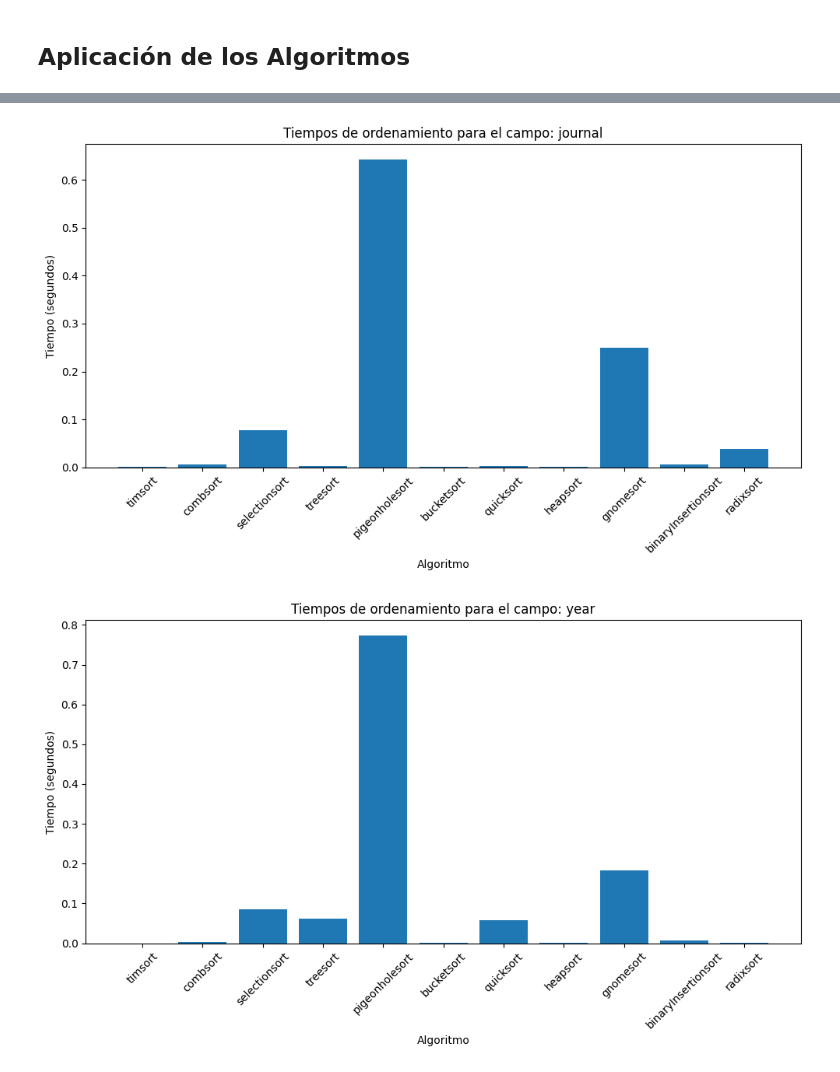
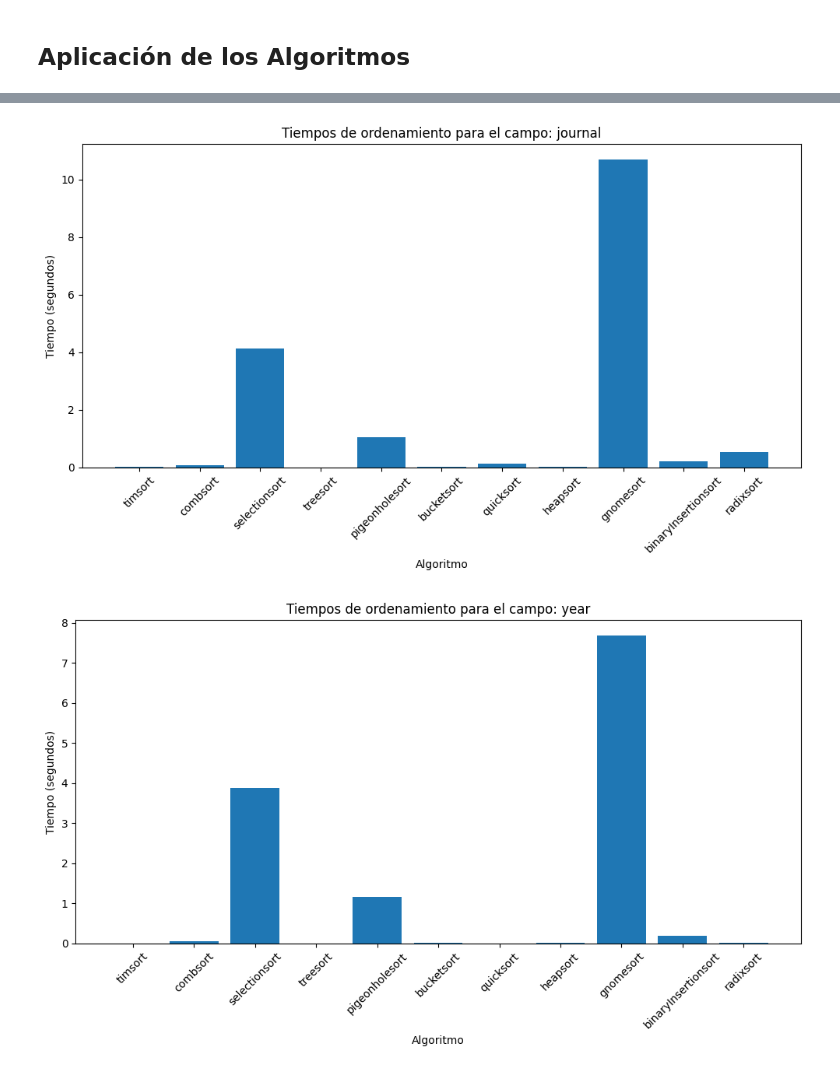
Before and after one commit to CamiloCuenca/Proyecto-Analisis_algoritmos, a Jupyter notebook: Limpieza.ipynb, the cells around one changed output, grey strips where cells are left out. Drawn from its saved outputs; the diff is of its cells as text; code cells hidden in the pictures.

Commit message:
Se Agrego el top 15 de autores y se agrego una excepción por si TreeSort explota

```diff
--- a/Limpieza.ipynb
+++ b/Limpieza.ipynb
@@ -615,7 +203,7 @@ from dotenv import load_dotenv
 load_dotenv()
 
 # Definir rutas
-BIBTEX_PATH =os.getenv("CONSOLIDADO_PATH")
+BIBTEX_PATH =os.getenv("CONSOLIDADO_ORGANIZADO_PATH")
 OUTPUT_PATH = os.getenv("ORDENAMIENTO_PATH")
 TIMING_PATH = os.getenv("TIEMPOS_PATH")
 
@@ -907,14 +495,29 @@ sorted_results = { key: {} for key in fields.keys() }
 timings = { key: {} for key in fields.keys() }
 
 # Para cada campo, aplicar cada algoritmo y medir el tiempo de ejecución
+import random
+
+# Para cada campo, aplicar cada algoritmo y medir el tiempo de ejecución
 for field, values in fields.items():
     for algo_name, algo_func in algorithms.items():
-        start_time = time.time()
-        sorted_list = algo_func(values)
-        end_time = time.time()
-        elapsed = (end_time - start_time)
-        sorted_results[field][algo_name] = sorted_list
-        timings[field][algo_name] = elapsed
+        # ⚡ limitar TreeSort
+        if algo_name == "treesort":
+            sample_values = random.sample(values, min(50, len(values)))  # 50 aleatorios
+        else:
+            sample_values = values
+
+        try:
+            start_time = time.time()
+            sorted_list = algo_func(sample_values)
+            end_time = time.time()
+            elapsed = (end_time - start_time)
+
+            sorted_results[field][algo_name] = sorted_list
+            timings[field][algo_name] = elapsed
+        except RecursionError:
+            print(f"⚠️ TreeSort explotó en el campo {field}, lo marco como fallido.")
+            sorted_results[field][algo_name] = []
+            timings[field][algo_name] = float("nan")
 
 # %%
 # Escribir archivos de salida para cada clave en OUTPUT_PATH
@@ -937,6 +540,39 @@ with open(timing_file, 'w', encoding='utf-8') as f:
             f.write(f"{field},{algo_name},{t}\n")
 
 # %%
+# Crear tabla con tamaño y tiempo de cada algoritmo por campo
+resultados_tabla = []
+
+for field, algo_times in timings.items():
+    tamaño = len(fields[field])  # número de elementos de ese campo
+    for algo_name, t in algo_times.items():
+        resultados_tabla.append({
+            "Campo": field,
+            "Algoritmo": algo_name,
+            "Tamaño": tamaño,
+            "Tiempo (s)": round(t, 6)
+        })
+
+# Convertir a DataFrame
+df_resultados = pd.DataFrame(resultados_tabla)
+
+# Mostrar tabla en pantalla
+print("\n📊 Resultados de ejecución:\n")
+print(df_resultados.to_string(index=False))
+
+# Exportar a CSV y Markdown
+csv_path = os.path.join(TIMING_PATH, "tabla_resultados.csv")
+md_path = os.path.join(TIMING_PATH, "tabla_resultados.md")
+
+df_resultados.to_csv(csv_path, index=False)
+
+with open(md_path, "w", encoding="utf-8") as f:
+    f.write(df_resultados.to_markdown(index=False))
+
+print(f"\n✅ Tablas exportadas a:\n- {csv_path}\n- {md_path}")
+
+
+# %%
 # Graficar tiempos de ordenamiento para cada clave
 for field, algo_times in timings.items():
     algo_names = list(algo_times.keys())
@@ -958,2 +611,2 @@ for field, algo_times in timings.items():
-[figure, old version]
+[figure, new version]
-[figure, old version]
+[figure, new version]
```
Also changed, not shown: parts of 6 cells of this notebook.
